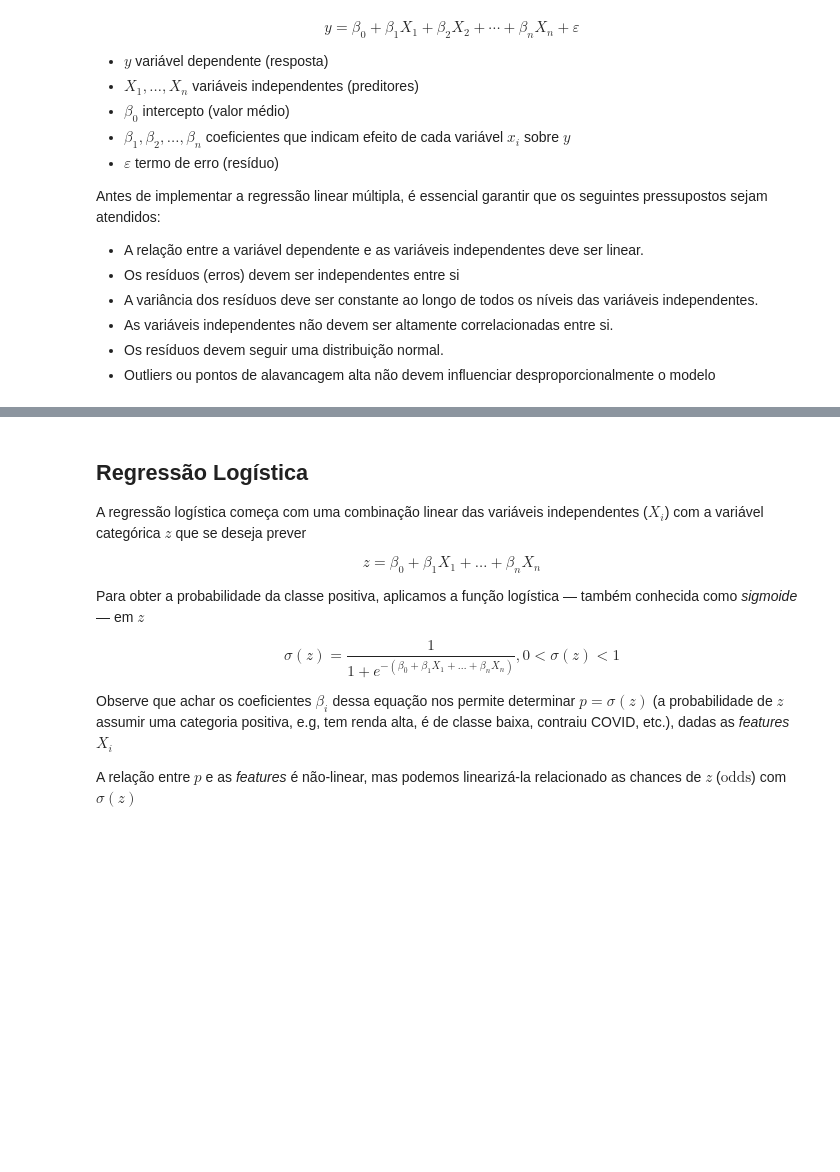
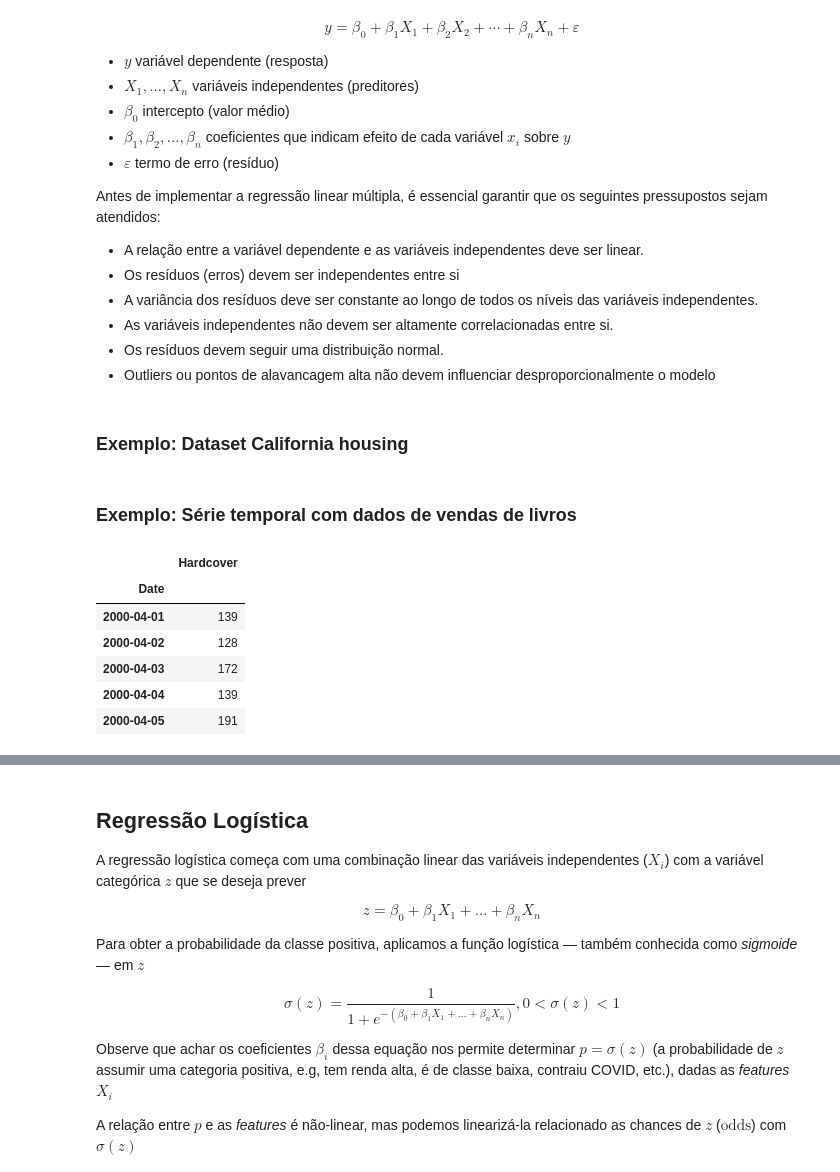
Before and after one commit to raphaelramosds/dca3501, a Jupyter notebook: Aulas/Aula15/notebook_complemento.ipynb, the cells around one changed output, grey strips where cells are left out. Drawn from its saved outputs; the diff is of its cells as text; code cells hidden in the pictures; blank space fills up the shorter version.

```diff
--- a/Aulas/Aula15/notebook_complemento.ipynb
+++ b/Aulas/Aula15/notebook_complemento.ipynb
@@ -119,6 +119,8 @@ Antes de implementar a regressão linear múltipla, é essencial garantir que os
 - As variáveis independentes não devem ser altamente correlacionadas entre si.
 - Os resíduos devem seguir uma distribuição normal.
 - Outliers ou pontos de alavancagem alta não devem influenciar desproporcionalmente o modelo
+# %% [markdown]
+### Exemplo: Dataset California housing
 # %%
 from sklearn.datasets import fetch_california_housing
 from sklearn.preprocessing import StandardScaler
@@ -157,3 +159,5 @@ model.fit(X_housing_train, y_housing_train)
 
 # Predição dos valores
 y_housing_pred = model.predict(X_housing_test)
+# %% [markdown]
+### Exemplo: Série temporal com dados de vendas de livros
@@ -159,0 +175,10 @@ y_housing_pred = model.predict(X_housing_test)
+# %%
+book_sales.head()
+# %% [output]
+|  | Hardcover |
+| Date |  |
+| 2000-04-01 | 139 |
+| 2000-04-02 | 128 |
+| 2000-04-03 | 172 |
+| 2000-04-04 | 139 |
+| 2000-04-05 | 191 |
```
Also changed, not shown: parts of 8 cells of this notebook, 1 other file.
